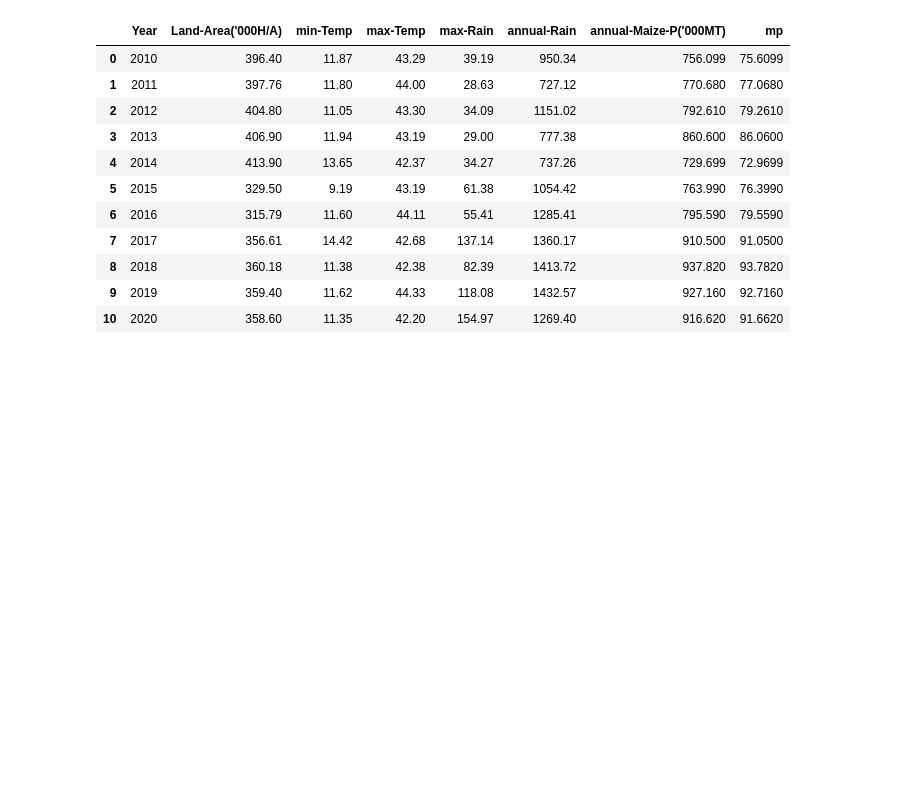
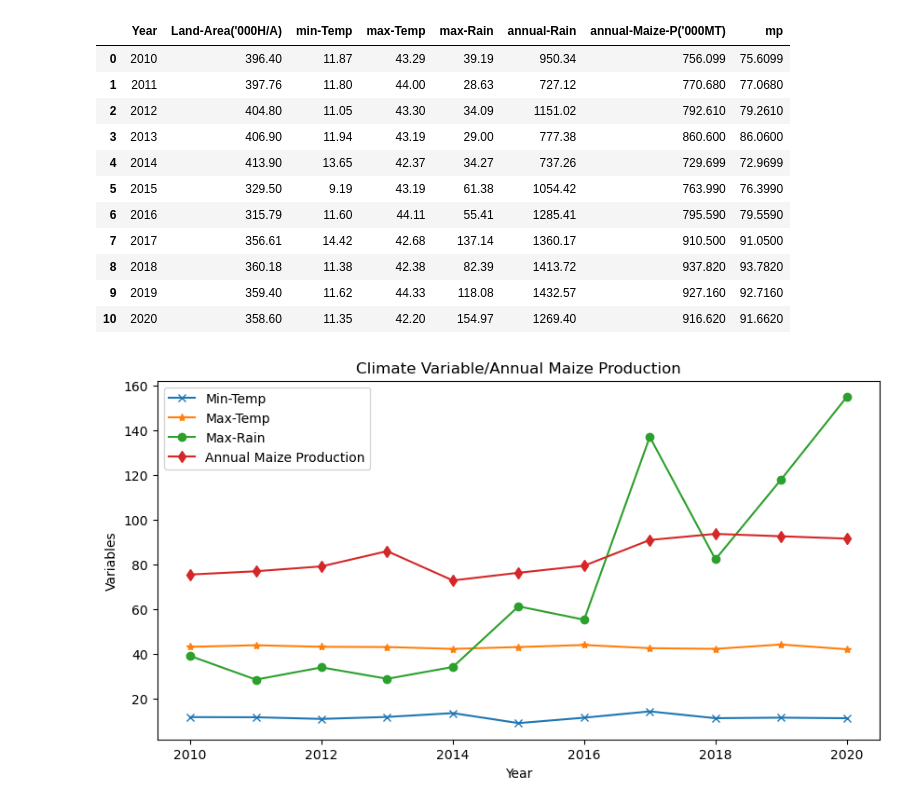
Before and after one commit to elsunais6167/maize-climate-plots, a Jupyter notebook: algorithm.ipynb, the cells around one changed output. Drawn from its saved outputs; the diff is of its cells as text; code cells hidden in the pictures; blank space fills up the shorter version.

```diff
--- a/algorithm.ipynb
+++ b/algorithm.ipynb
@@ -135,3 +135,27 @@ new
 | 8 | 2018 | 360.18 | 11.38 | 42.38 | 82.39 | 1413.72 | 937.820 | 93.7820 |
 | 9 | 2019 | 359.40 | 11.62 | 44.33 | 118.08 | 1432.57 | 927.160 | 92.7160 |
 | 10 | 2020 | 358.60 | 11.35 | 42.20 | 154.97 | 1269.40 | 916.620 | 91.6620 |
+# %%
+year  = new['Year']
+lnd_A = new["Land-Area('000H/A)"]
+min_T = new['min-Temp']
+max_T = new['max-Temp']
+max_R = new['max-Rain']
+anl_R = new['annual-Rain']
+anl_M = new["annual-Maize-P('000MT)"]/10
+
+plt.figure(figsize=(10,5))
+
+plt.plot(year, min_T, marker="x")
+plt.plot(year, max_T, marker="*")
+plt.plot(year, max_R, marker="o")
+plt.plot(year, anl_M, marker="d")
+
+plt.title('Climate Variable/Annual Maize Production')
+plt.xlabel('Year')
+plt.ylabel('Variables')
+plt.legend(['Min-Temp', 'Max-Temp', 'Max-Rain', 'Annual Maize Production'], loc='upper left')
+
+plt.show()
+# %% [output]
+[figure, added]
```
Also changed, not shown: parts of 2 cells of this notebook.
